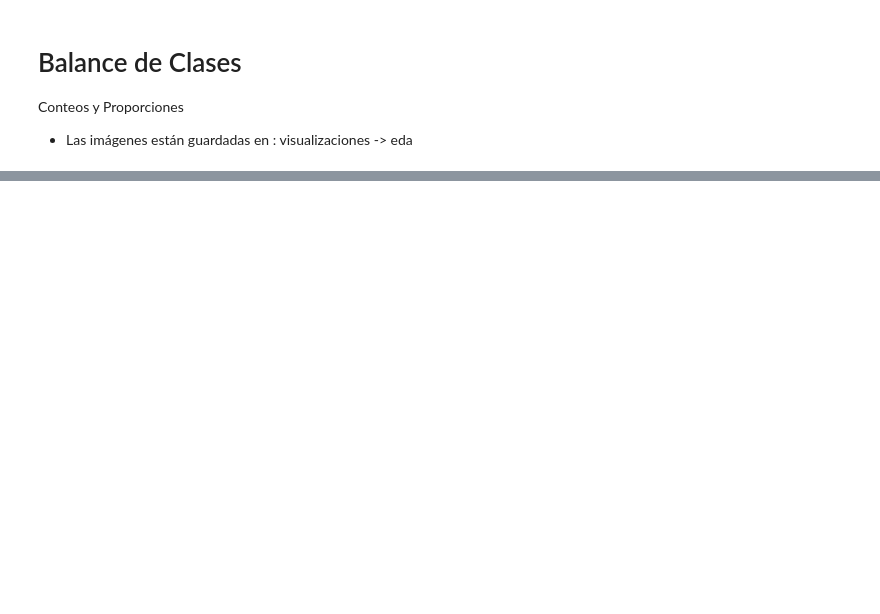
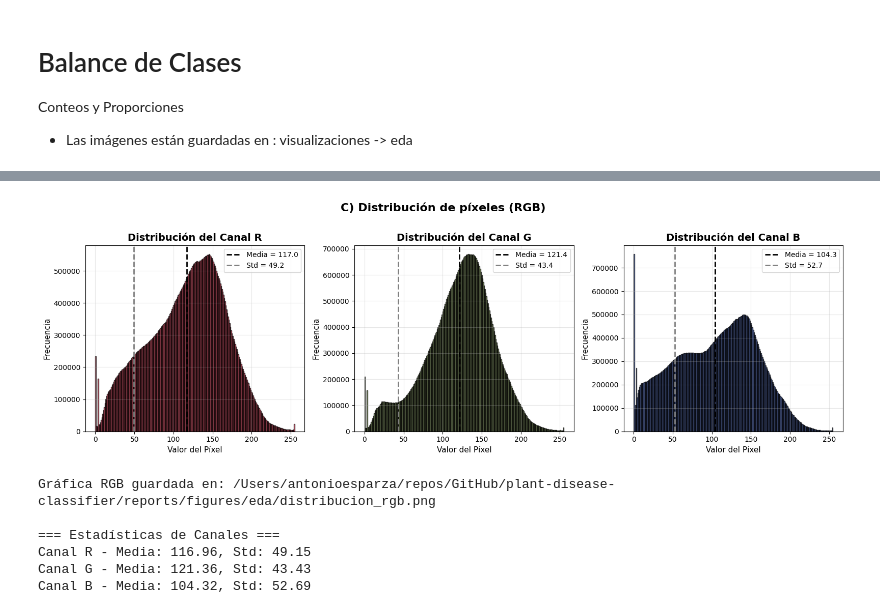
Before and after one commit to AntonioEJ/plant-disease-classifier, a Jupyter notebook: experiments/antonio/Proyecto_Deep_Learning_A.ipynb, the cells around one changed output, grey strips where cells are left out. Saved outputs shown, nothing was run; the diff lists cells and outputs as text; code cells hidden in the pictures; blank space fills up the shorter version.

```diff
--- a/experiments/antonio/Proyecto_Deep_Learning_A.ipynb
+++ b/experiments/antonio/Proyecto_Deep_Learning_A.ipynb
@@ -175,0 +344,58 @@ Por lo tanto, será necesario aplicar técnicas de balanceo o ponderación de cl
+# %%
+# Distribución de píxeles (RGB)
+import matplotlib.pyplot as plt
+import numpy as np
+
+fig, axes = plt.subplots(1, 3, figsize=(16, 5))
+
+# Histograma Canal R
+axes[0].hist(all_r, bins=256, color="#C41E3A", edgecolor="black", alpha=0.7)
+axes[0].set_title("Distribución del Canal R", fontsize=14, fontweight="bold")
+axes[0].set_xlabel("Valor del Píxel", fontsize=11)
+axes[0].set_ylabel("Frecuencia", fontsize=11)
+axes[0].axvline(all_r.mean(), color="black", linestyle="--", linewidth=2, label=f"Media = {all_r.mean():.1f}")
+axes[0].axvline(all_r.std(), color="gray", linestyle="--", linewidth=2, label=f"Std = {all_r.std():.1f}")
+axes[0].legend()
+axes[0].grid(alpha=0.3)
+
+# Histograma Canal G
+axes[1].hist(all_g, bins=256, color="#556B2F", edgecolor="black", alpha=0.7)
+axes[1].set_title("Distribución del Canal G", fontsize=14, fontweight="bold")
+axes[1].set_xlabel("Valor del Píxel", fontsize=11)
+axes[1].set_ylabel("Frecuencia", fontsize=11)
+axes[1].axvline(all_g.mean(), color="black", linestyle="--", linewidth=2, label=f"Media = {all_g.mean():.1f}")
+axes[1].axvline(all_g.std(), color="gray", linestyle="--", linewidth=2, label=f"Std = {all_g.std():.1f}")
+axes[1].legend()
+axes[1].grid(alpha=0.3)
+
+# Histograma Canal B
+axes[2].hist(all_b, bins=256, color="#1E3A8A", edgecolor="black", alpha=0.7)
+axes[2].set_title("Distribución del Canal B", fontsize=14, fontweight="bold")
+axes[2].set_xlabel("Valor del Píxel", fontsize=11)
+axes[2].set_ylabel("Frecuencia", fontsize=11)
+axes[2].axvline(all_b.mean(), color="black", linestyle="--", linewidth=2, label=f"Media = {all_b.mean():.1f}")
+axes[2].axvline(all_b.std(), color="gray", linestyle="--", linewidth=2, label=f"Std = {all_b.std():.1f}")
+axes[2].legend()
+axes[2].grid(alpha=0.3)
+
+plt.suptitle("C) Distribución de píxeles (RGB)", fontsize=16, fontweight="bold", y=1.02)
+plt.tight_layout()
+
+# Guardar
+rgb_save_path = SAVE_DIR / "distribucion_rgb.png"
+plt.savefig(rgb_save_path, dpi=300, bbox_inches="tight")
+plt.show()
+
+print(f"Gráfica RGB guardada en: {rgb_save_path}")
+print("\n=== Estadísticas de Canales ===")
+print(f"Canal R - Media: {all_r.mean():.2f}, Std: {all_r.std():.2f}")
+print(f"Canal G - Media: {all_g.mean():.2f}, Std: {all_g.std():.2f}")
+print(f"Canal B - Media: {all_b.mean():.2f}, Std: {all_b.std():.2f}")
+# %% [output]
+[figure, added]
+Gráfica RGB guardada en: /Users/antonioesparza/repos/GitHub/plant-disease-classifier/reports/figures/eda/distribucion_rgb.png
+
+=== Estadísticas de Canales ===
+Canal R - Media: 116.96, Std: 49.15
+Canal G - Media: 121.36, Std: 43.43
+Canal B - Media: 104.32, Std: 52.69
```
Also changed, not shown: parts of 15 cells of this notebook, 19 other files.
